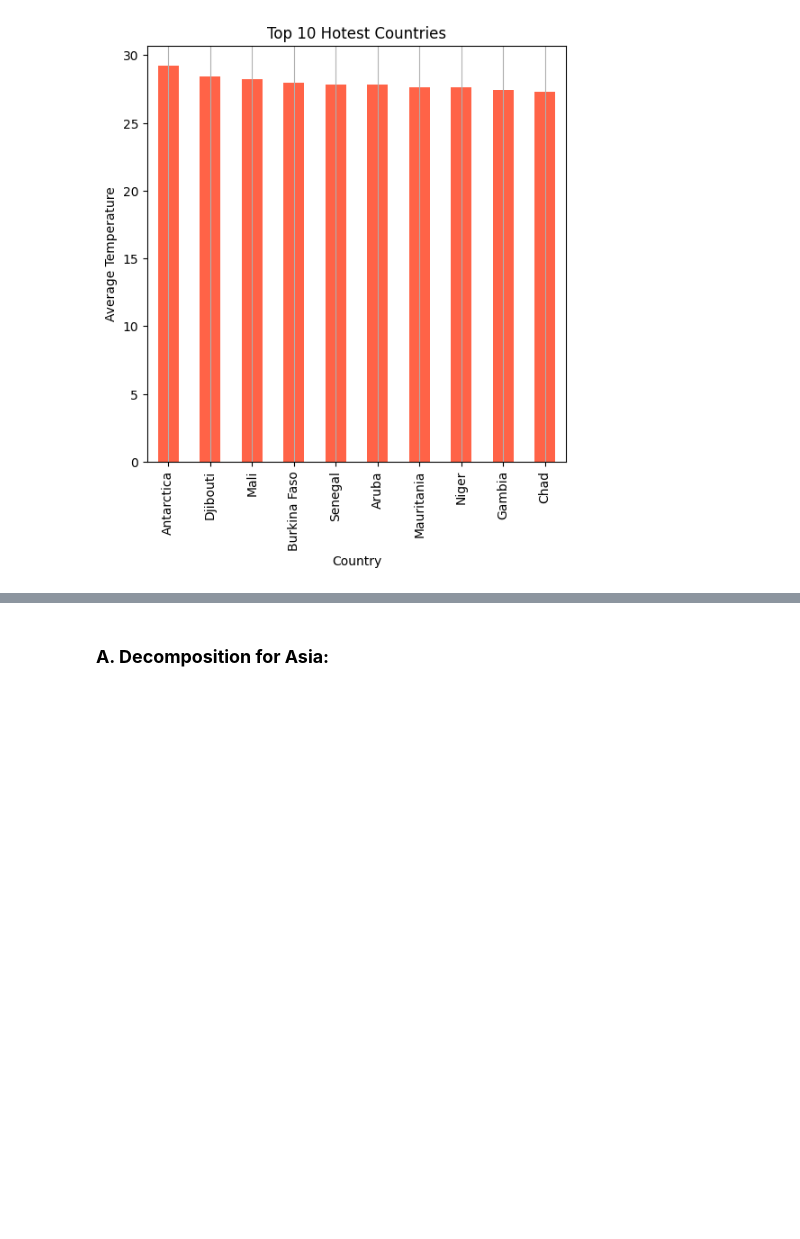
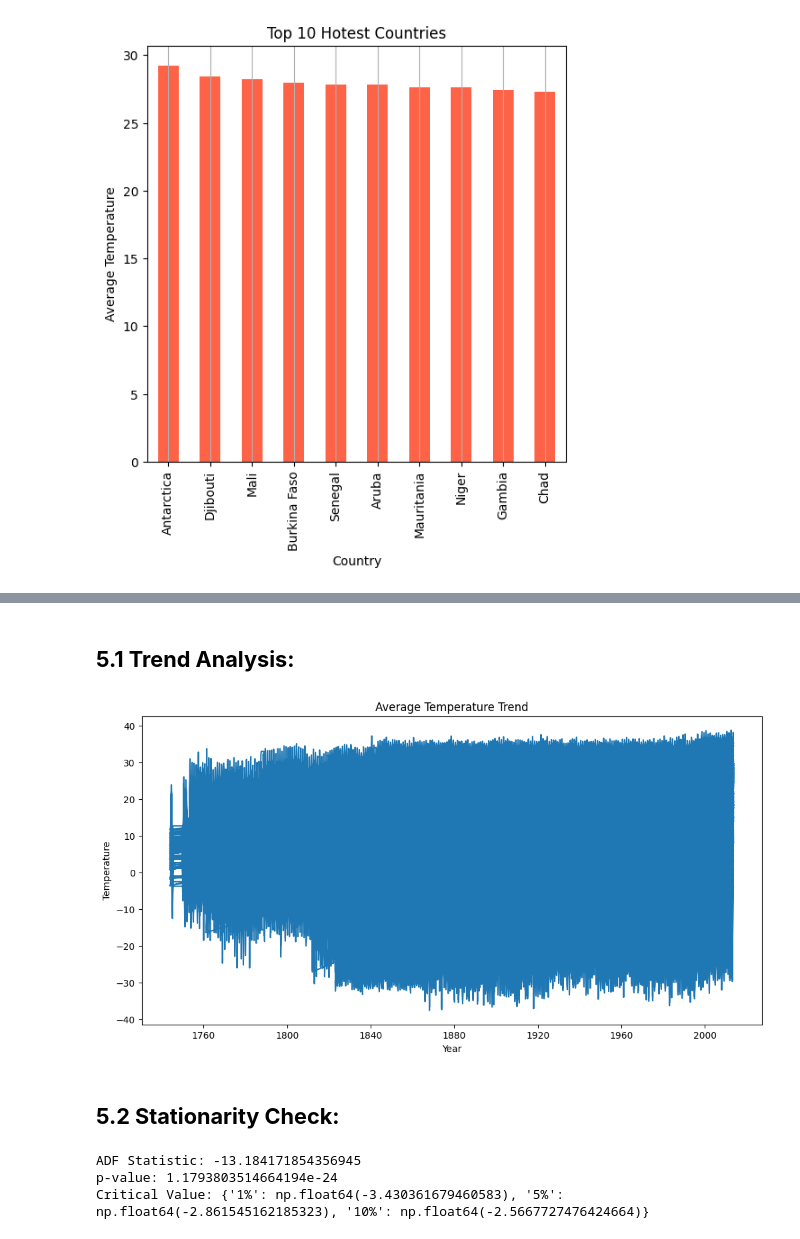
Before and after one commit to HassanZeb01/land_temperature_by_country, a Jupyter notebook: climate_temperature.ipynb, the cells around one changed output, grey strips where cells are left out. Saved outputs shown, nothing was run; the diff lists cells and outputs as text; code cells hidden in the pictures; blank space fills up the shorter version.

```diff
--- a/climate_temperature.ipynb
+++ b/climate_temperature.ipynb
@@ -508,5 +516,16 @@ from statsmodels.tsa.seasonal import seasonal_decompose
 
 # Setting index to date column
 df.set_index('Date', inplace=True)
-# %% [markdown]
-### **A. Decomposition for Asia:**
+# %% [markdown]
+## **5.1 Trend Analysis:**
+# %%
+plt.figure(figsize=(12,6))
+plt.plot(df['AverageTemperature'])
+plt.title('Average Temperature Trend')
+plt.xlabel('Year')
+plt.ylabel('Temperature')
+plt.show()
+# %% [output]
+[figure, added]
+# %% [markdown]
+## **5.2 Stationarity Check:**
@@ -512,0 +536,13 @@ df.set_index('Date', inplace=True)
+# %%
+# ADF test calculated value.
+print('ADF Statistic:', adf_test[0])
+
+# Significance level
+print('p-value:', adf_test[1])
+
+# Critical Values for Significance level
+print('Critical Value:', adf_test[4])
+# %% [output]
+ADF Statistic: -13.184171854356945
+p-value: 1.1793803514664194e-24
+Critical Value: {'1%': np.float64(-3.430361679460583), '5%': np.float64(-2.861545162185323), '10%': np.float64(-2.5667727476424664)}
```
Also changed, not shown: parts of 21 cells of this notebook.
